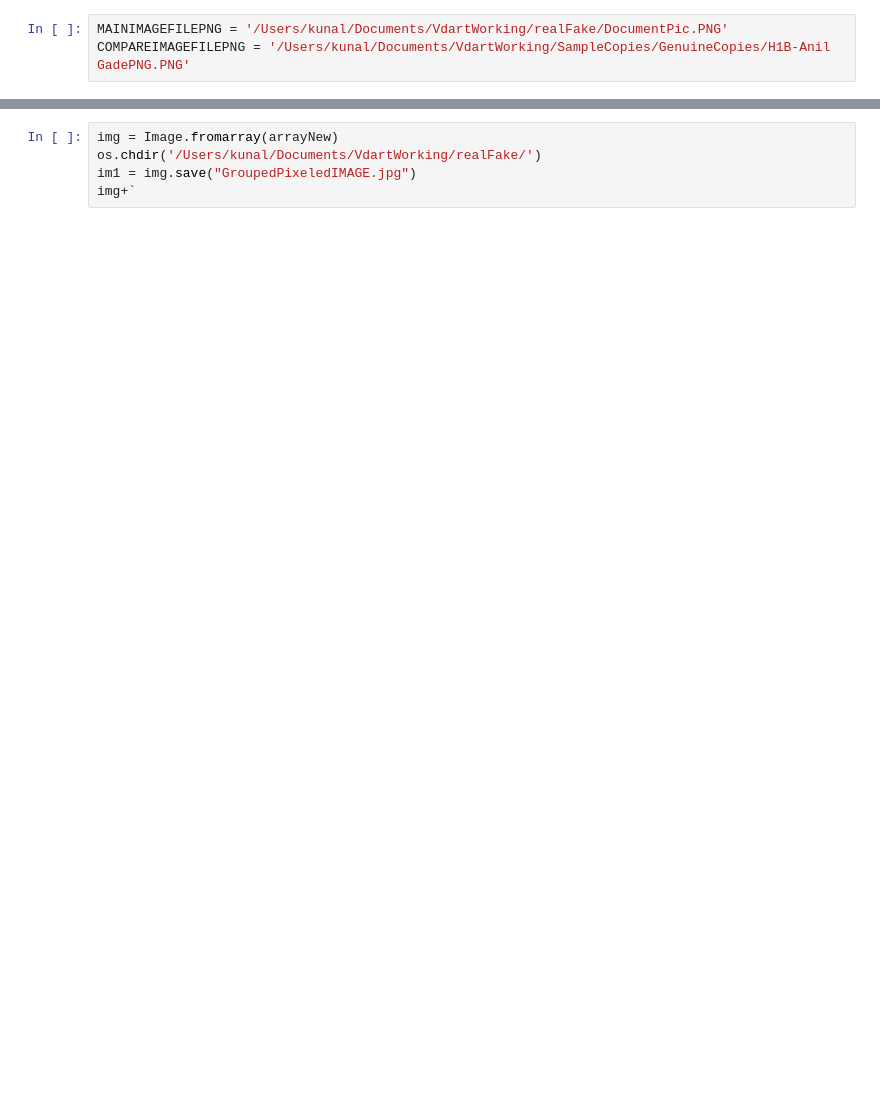
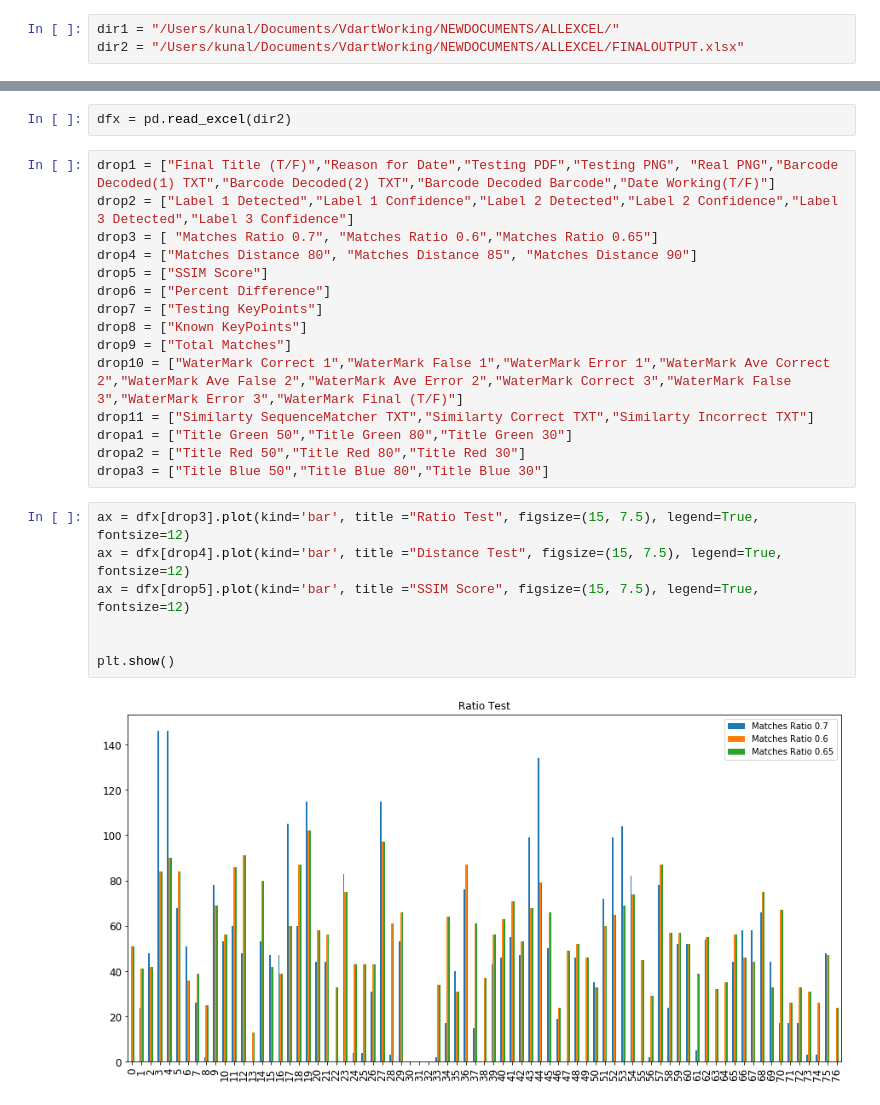
Before and after one commit to Kunal2341/fakerealdocument, a Jupyter notebook: JupyterNotebook/Untitled1.ipynb, the cells around one changed output, grey strips where cells are left out. Saved outputs shown, nothing was run; the diff lists cells and outputs as text; blank space fills up the shorter version.

```diff
--- a/JupyterNotebook/Untitled1.ipynb
+++ b/JupyterNotebook/Untitled1.ipynb
@@ -22,3 +5,3 @@ import random
 # %%
-MAINIMAGEFILEPNG = '/Users/kunal/Documents/VdartWorking/realFake/DocumentPic.PNG'
-COMPAREIMAGEFILEPNG = '/Users/kunal/Documents/VdartWorking/SampleCopies/GenuineCopies/H1B-Anil GadePNG.PNG'
+dir1 = "/Users/kunal/Documents/VdartWorking/NEWDOCUMENTS/ALLEXCEL/"
+dir2 = "/Users/kunal/Documents/VdartWorking/NEWDOCUMENTS/ALLEXCEL/FINALOUTPUT.xlsx"
@@ -395,5 +8,26 @@ for thingthing in range(len(array[0])-distance):
-# %%
-img = Image.fromarray(arrayNew)
-os.chdir('/Users/kunal/Documents/VdartWorking/realFake/')
-im1 = img.save("GroupedPixeledIMAGE.jpg")
-img+`
+# %%
+dfx = pd.read_excel(dir2)
+# %%
+drop1 = ["Final Title (T/F)","Reason for Date","Testing PDF","Testing PNG", "Real PNG","Barcode Decoded(1) TXT","Barcode Decoded(2) TXT","Barcode Decoded Barcode","Date Working(T/F)"]
+drop2 = ["Label 1 Detected","Label 1 Confidence","Label 2 Detected","Label 2 Confidence","Label 3 Detected","Label 3 Confidence"]
+drop3 = [ "Matches Ratio 0.7", "Matches Ratio 0.6","Matches Ratio 0.65"]
+drop4 = ["Matches Distance 80", "Matches Distance 85", "Matches Distance 90"]
+drop5 = ["SSIM Score"]
+drop6 = ["Percent Difference"]
+drop7 = ["Testing KeyPoints"]
+drop8 = ["Known KeyPoints"]
+drop9 = ["Total Matches"]
+drop10 = ["WaterMark Correct 1","WaterMark False 1","WaterMark Error 1","WaterMark Ave Correct 2","WaterMark Ave False 2","WaterMark Ave Error 2","WaterMark Correct 3","WaterMark False 3","WaterMark Error 3","WaterMark Final (T/F)"]
+drop11 = ["Similarty SequenceMatcher TXT","Similarty Correct TXT","Similarty Incorrect TXT"]
+dropa1 = ["Title Green 50","Title Green 80","Title Green 30"]
+dropa2 = ["Title Red 50","Title Red 80","Title Red 30"]
+dropa3 = ["Title Blue 50","Title Blue 80","Title Blue 30"]
+# %%
+ax = dfx[drop3].plot(kind='bar', title ="Ratio Test", figsize=(15, 7.5), legend=True, fontsize=12)
+ax = dfx[drop4].plot(kind='bar', title ="Distance Test", figsize=(15, 7.5), legend=True, fontsize=12)
+ax = dfx[drop5].plot(kind='bar', title ="SSIM Score", figsize=(15, 7.5), legend=True, fontsize=12)
+
+
+plt.show()
+# %% [output]
+[figure, added]
```
Also changed, not shown: parts of 30 cells of this notebook, 10 other files.
